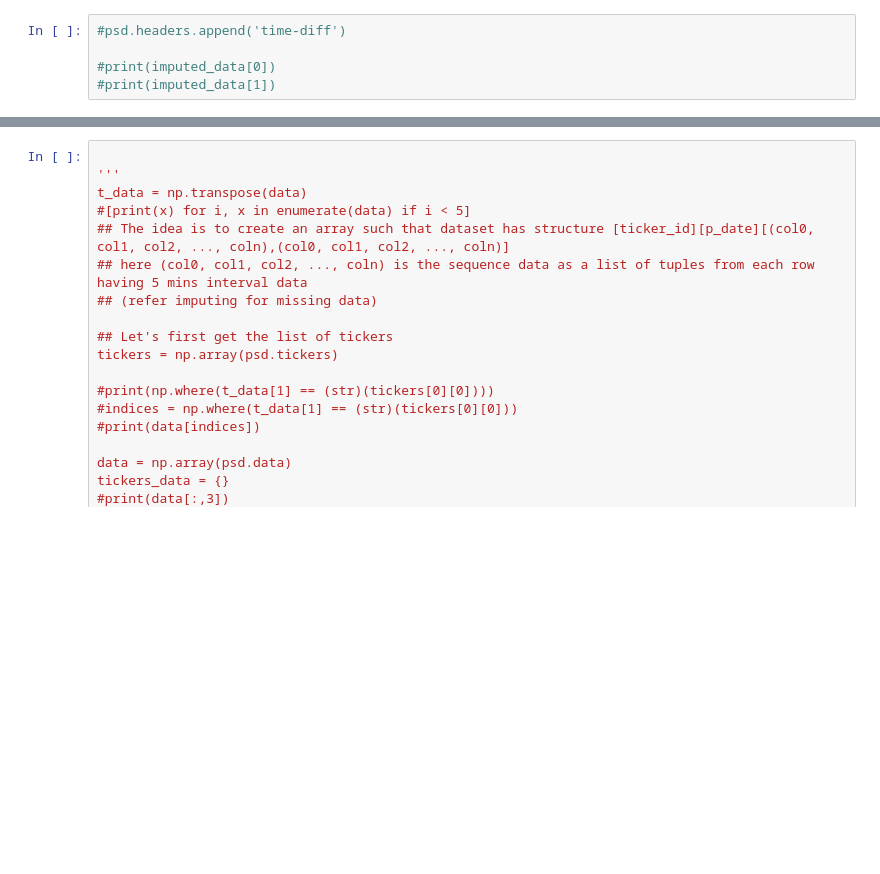
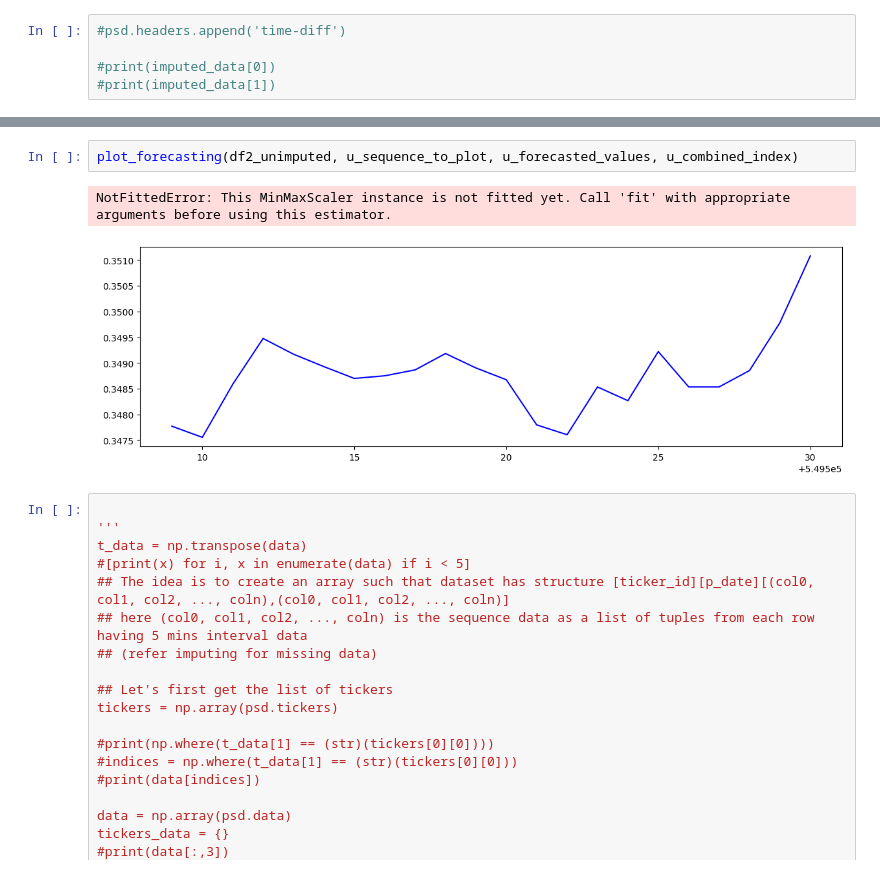
Before and after one commit to CSE-115-UCSC/penny-stock-lstm, a Jupyter notebook: PennyStockDataTest.ipynb, the cells around one changed output, grey strips where cells are left out. Cells and saved outputs as stored; diff of their text form; blank space fills up the shorter version.

```diff
--- a/PennyStockDataTest.ipynb
+++ b/PennyStockDataTest.ipynb
@@ -508,3 +642,8 @@ NotFittedError: This MinMaxScaler instance is not fitted yet. Call 'fit' with ap
+# %%
+plot_forecasting(df2_unimputed, u_sequence_to_plot, u_forecasted_values, u_combined_index)
+# %% [output]
+NotFittedError: This MinMaxScaler instance is not fitted yet. Call 'fit' with appropriate arguments before using this estimator.
+[figure, added]
 # %%
 
 '''
```
Also changed, not shown: parts of 31 cells of this notebook, 4 other files.
